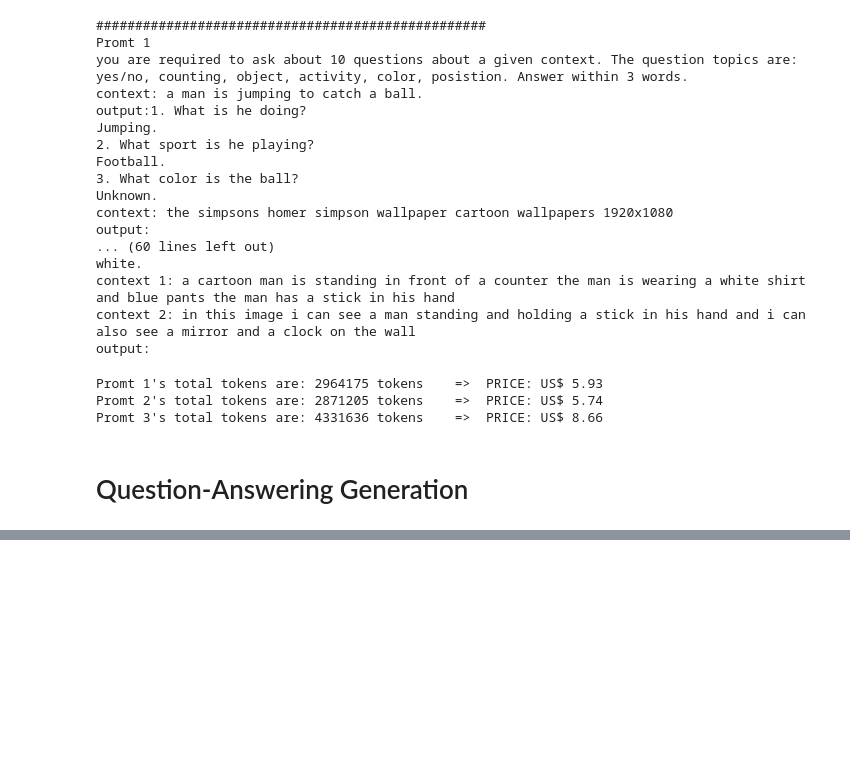
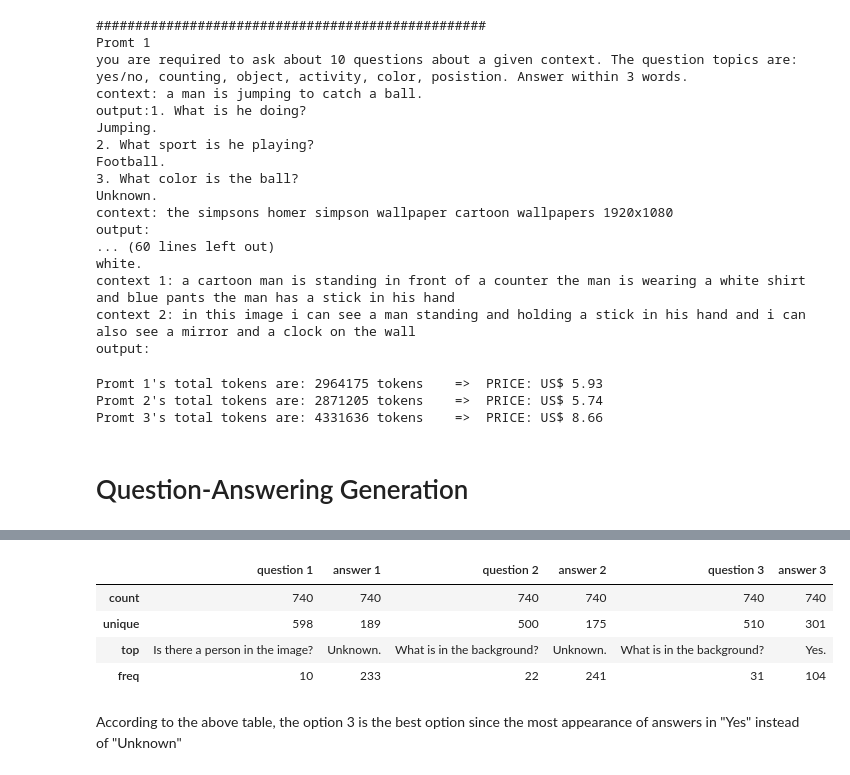
Before and after one commit to parkerhuynh/cartoon-vqa, a Jupyter notebook: api/demo.ipynb, the cells around one changed output, grey strips where cells are left out. Saved outputs shown, nothing was run; the diff lists cells and outputs as text; code cells hidden in the pictures; blank space fills up the shorter version.

```diff
--- a/api/demo.ipynb
+++ b/api/demo.ipynb
@@ -232,0 +304,10 @@ KeyboardInterrupt:
+# %%
+qa_df.describe()
+# %% [output]
+|  | question 1 | answer 1 | question 2 | answer 2 | question 3 | answer 3 |
+| count | 740 | 740 | 740 | 740 | 740 | 740 |
+| unique | 598 | 189 | 500 | 175 | 510 | 301 |
+| top | Is there a person in the image? | Unknown. | What is in the background? | Unknown. | What is in the background? | Yes. |
+| freq | 10 | 233 | 22 | 241 | 31 | 104 |
+# %% [markdown]
+According to the above table, the option 3 is the best option since the most appearance of answers in "Yes" instead of "Unknown"
```
Also changed, not shown: parts of 11 cells of this notebook, 3 other files.
